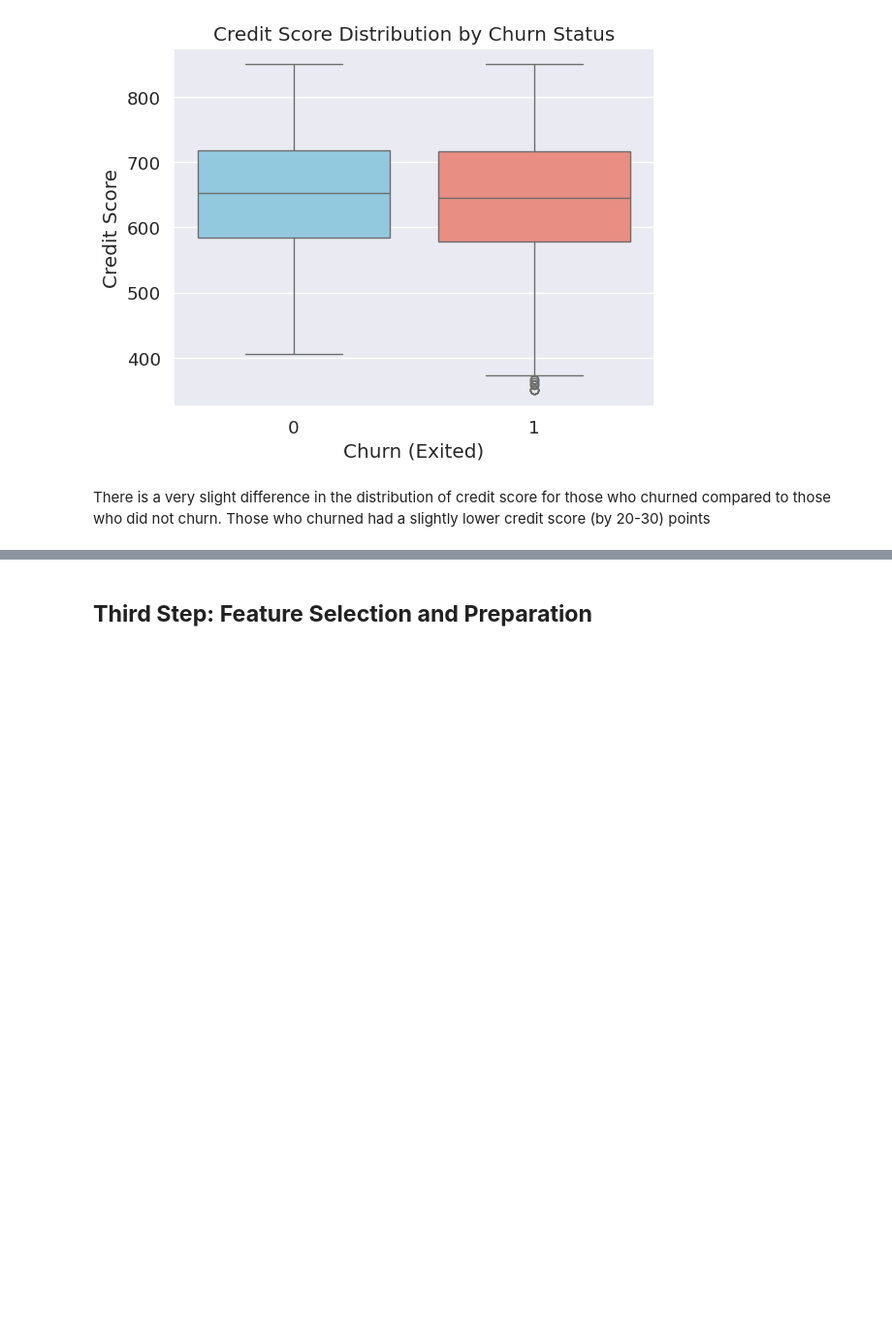
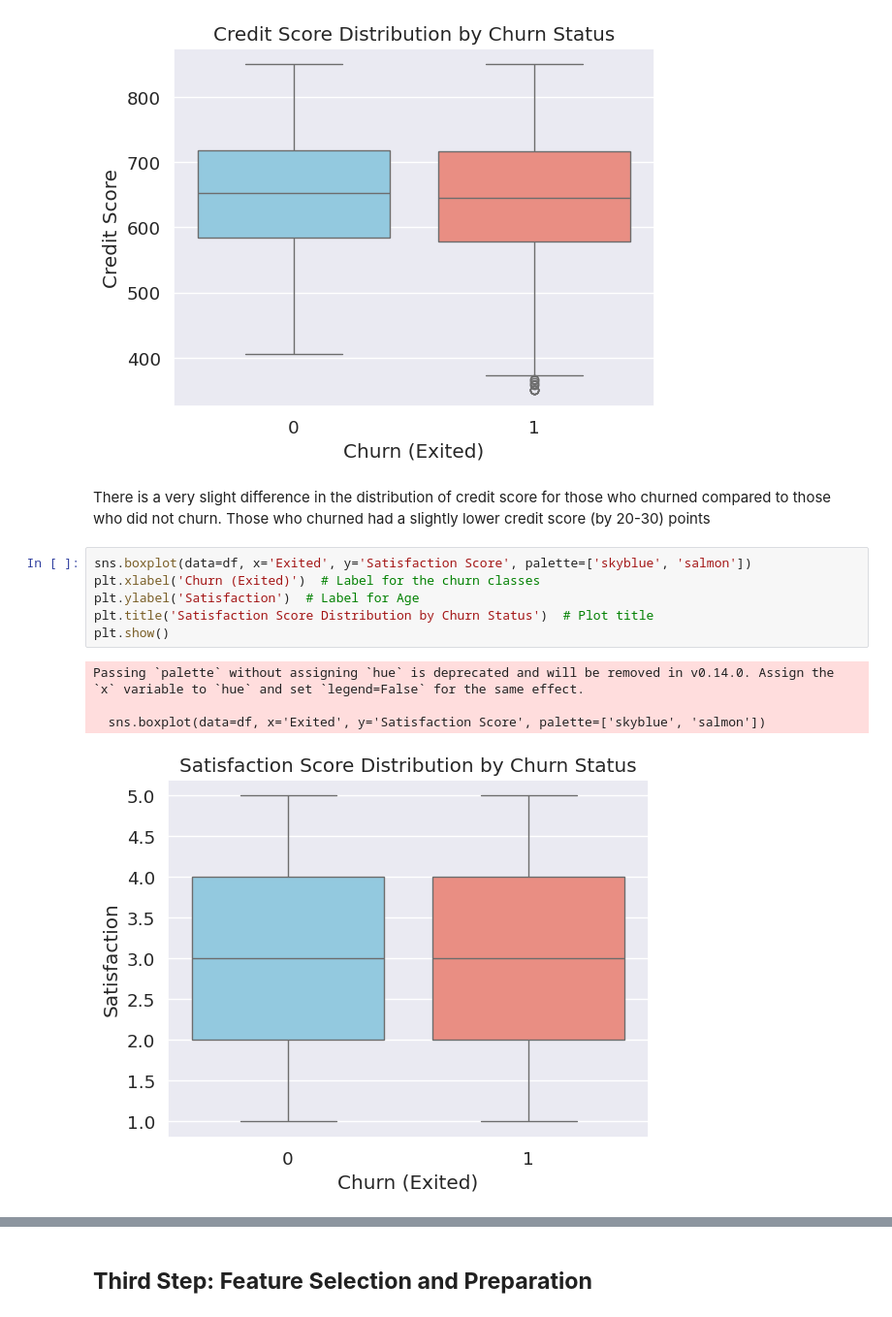
Before and after one commit to Jowayria-27/Artifical-Intelligence-Project, a Jupyter notebook: Customer_Churn.ipynb, the cells around one changed output, grey strips where cells are left out. Shown at 97% size. Drawn from its saved outputs; the diff is of its cells as text; blank space fills up the shorter version.

```diff
--- a/Customer_Churn.ipynb
+++ b/Customer_Churn.ipynb
@@ -590,3 +606,14 @@ Passing `palette` without assigning `hue` is deprecated and will be removed in v
 [figure]
 # %% [markdown]
 There is a very slight difference in the distribution of credit score for those who churned compared to those who did not churn. Those who churned had a slightly lower credit score (by 20-30) points
+# %%
+sns.boxplot(data=df, x='Exited', y='Satisfaction Score', palette=['skyblue', 'salmon'])
+plt.xlabel('Churn (Exited)')  # Label for the churn classes
+plt.ylabel('Satisfaction')  # Label for Age
+plt.title('Satisfaction Score Distribution by Churn Status')  # Plot title
+plt.show()
+# %% [output]
+Passing `palette` without assigning `hue` is deprecated and will be removed in v0.14.0. Assign the `x` variable to `hue` and set `legend=False` for the same effect.
+
+  sns.boxplot(data=df, x='Exited', y='Satisfaction Score', palette=['skyblue', 'salmon'])
+[figure, added]
```
Also changed, not shown: parts of 24 cells of this notebook.
